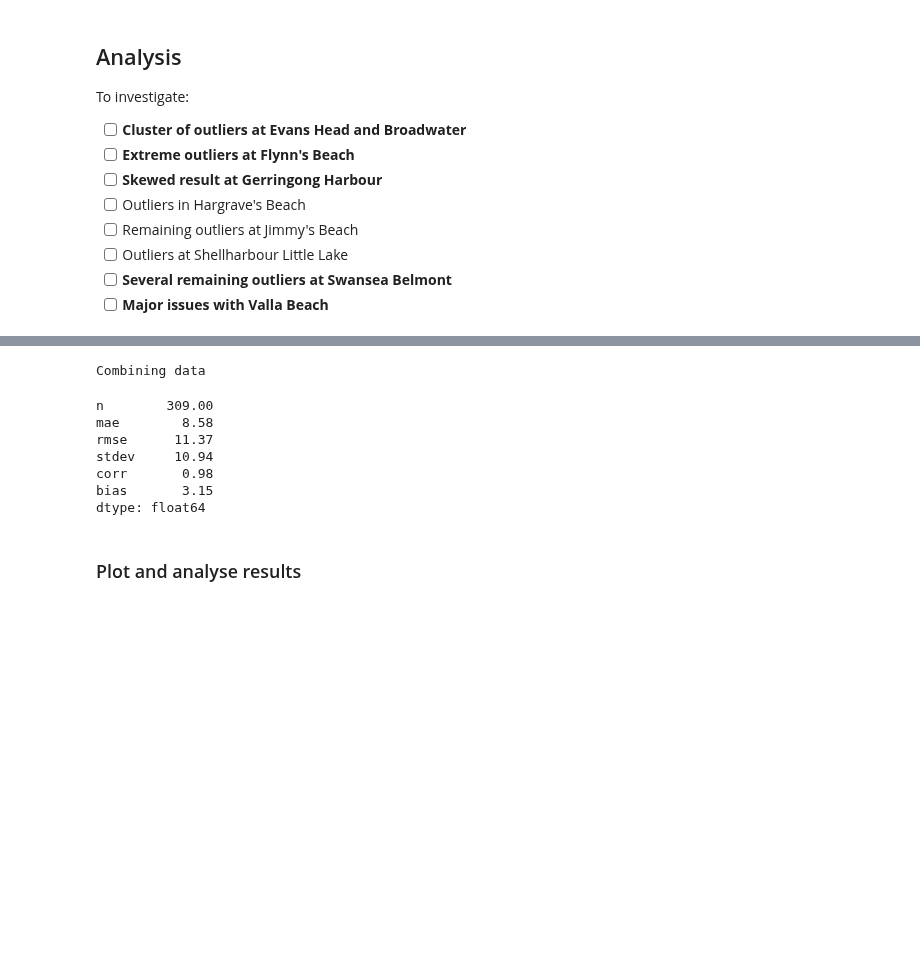
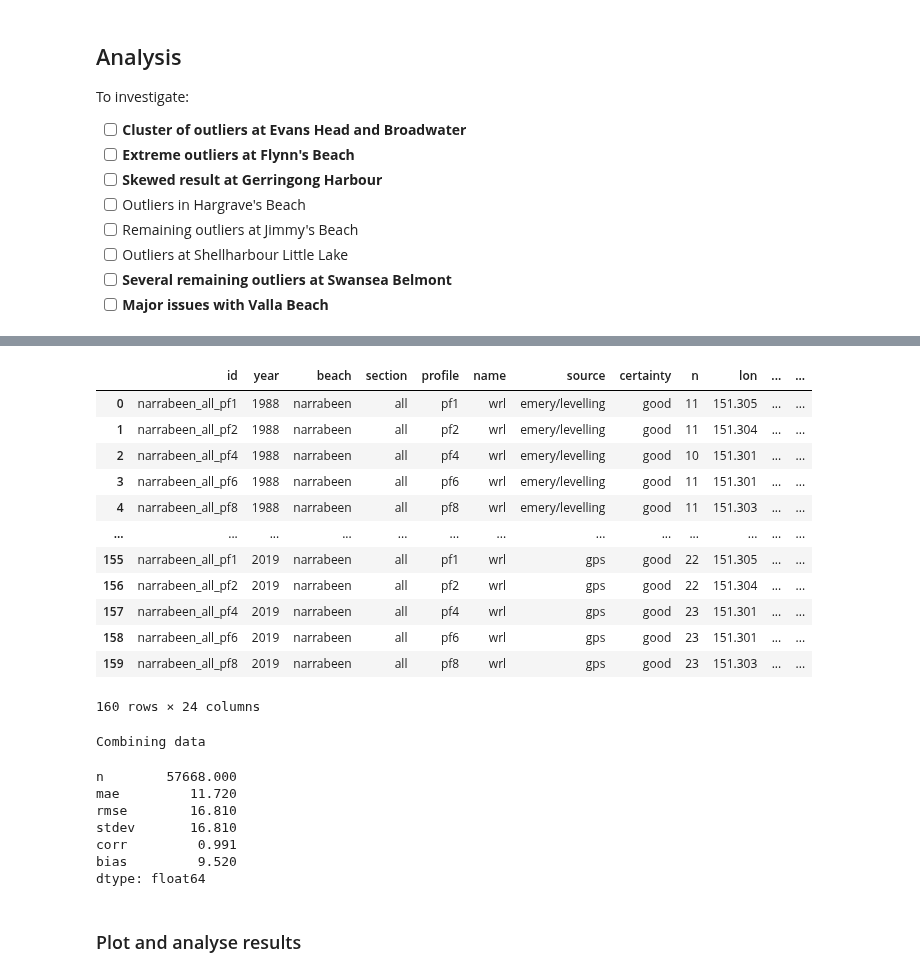
Before and after one commit to GeoscienceAustralia/dea-coastlines, a Jupyter notebook: validation/DEACoastlines_validation.ipynb, the cells around one changed output, grey strips where cells are left out. Saved outputs shown, nothing was run; the diff lists cells and outputs as text; code cells hidden in the pictures; blank space fills up the shorter version.

```diff
--- a/validation/DEACoastlines_validation.ipynb
+++ b/validation/DEACoastlines_validation.ipynb
@@ -506,0 +466,8 @@ output_data/nswbpd_eurobodallabeachessouth.csv
+# %%
+# Load all results into a single file
+print('Combining data')
+stats_list = glob.glob(f'{prefix}_*.csv')
+stats_df = pd.concat([pd.read_csv(csv) for csv in stats_list]).query("beach == 'narrabeen'") #.query("n >= 25")
+# stats_df.to_csv('deacl_all_results.csv', index=False)
+
+deacl_val_stats(stats_df.val_dist, stats_df.deacl_dist, n=stats_df.n, remove_bias=True)
@@ -507,18 +483,35 @@ output_data/nswbpd_eurobodallabeachessouth.csv
+# %%
+stats_df
+# %% [output]
+|  | id | year | beach | section | profile | name | source | certainty | n | lon | ... | ... |
+| 0 | narrabeen_all_pf1 | 1988 | narrabeen | all | pf1 | wrl | emery/levelling | good | 11 | 151.305 | ... | ... |
+| 1 | narrabeen_all_pf2 | 1988 | narrabeen | all | pf2 | wrl | emery/levelling | good | 11 | 151.304 | ... | ... |
+| 2 | narrabeen_all_pf4 | 1988 | narrabeen | all | pf4 | wrl | emery/levelling | good | 10 | 151.301 | ... | ... |
+| 3 | narrabeen_all_pf6 | 1988 | narrabeen | all | pf6 | wrl | emery/levelling | good | 11 | 151.301 | ... | ... |
+| 4 | narrabeen_all_pf8 | 1988 | narrabeen | all | pf8 | wrl | emery/levelling | good | 11 | 151.303 | ... | ... |
+| ... | ... | ... | ... | ... | ... | ... | ... | ... | ... | ... | ... | ... |
+| 155 | narrabeen_all_pf1 | 2019 | narrabeen | all | pf1 | wrl | gps | good | 22 | 151.305 | ... | ... |
+| 156 | narrabeen_all_pf2 | 2019 | narrabeen | all | pf2 | wrl | gps | good | 22 | 151.304 | ... | ... |
+| 157 | narrabeen_all_pf4 | 2019 | narrabeen | all | pf4 | wrl | gps | good | 23 | 151.301 | ... | ... |
+| 158 | narrabeen_all_pf6 | 2019 | narrabeen | all | pf6 | wrl | gps | good | 23 | 151.301 | ... | ... |
+| 159 | narrabeen_all_pf8 | 2019 | narrabeen | all | pf8 | wrl | gps | good | 23 | 151.303 | ... | ... |
+160 rows × 24 columns
 # %%
 # Load all results into a single file
 print('Combining data')
 stats_list = glob.glob(f'{prefix}_*.csv')
 stats_df = pd.concat([pd.read_csv(csv) for csv in stats_list])
 # stats_df.to_csv('deacl_all_results.csv', index=False)
-deacl_val_stats(stats_df.val_dist, stats_df.deacl_dist, n=stats_df.n)
+
+deacl_val_stats(stats_df.val_dist, stats_df.deacl_dist, n=stats_df.n, remove_bias=True)
 # %% [output]
 Combining data
-n        309.00
-mae        8.58
-rmse      11.37
-stdev     10.94
-corr       0.98
-bias       3.15
+n        57668.000
+mae         11.720
+rmse        16.810
+stdev       16.810
+corr         0.991
+bias         9.520
 dtype: float64
 # %%
 deacl_val_stats(stats_df.val_dist, stats_df.deacl_dist, n=stats_df.n, remove_bias=True)
```
Also changed, not shown: parts of 6 cells of this notebook, 3 other files.
